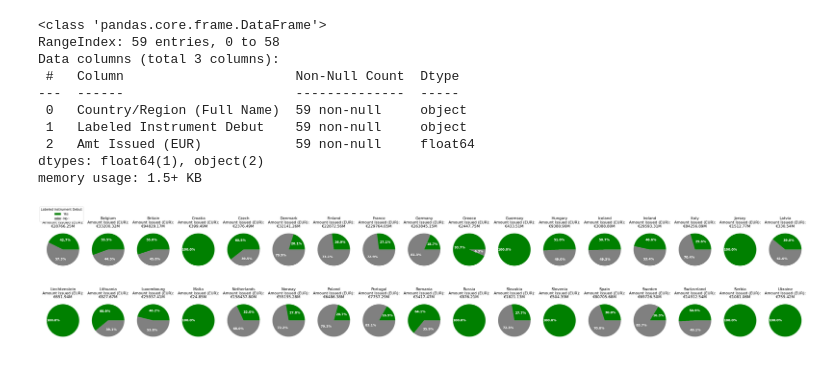
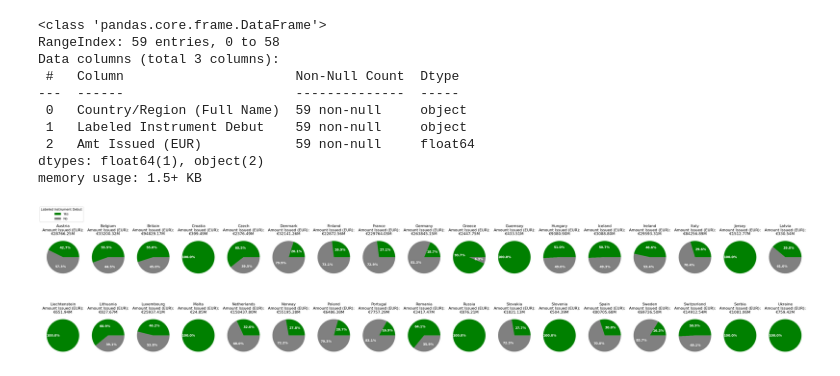
Before and after one commit to pavobravo11/Data501_Project, a Jupyter notebook: Bonds/bonds.ipynb, the cells around one changed output. Cells and saved outputs as stored; diff of their text form; code cells hidden in the pictures.

Commit message:
Edited the pie graphs

```diff
--- a/Bonds/bonds.ipynb
+++ b/Bonds/bonds.ipynb
@@ -80,29 +80,30 @@ Data columns (total 3 columns):
 dtypes: float64(1), object(2)
 memory usage: 1.5+ KB
 # %%
-plt.figure(figsize=(34, 7))
+plt.figure(figsize=(34, 8))
 countries = country_bonds_labelled['Country/Region (Full Name)'].unique()
 
 for i, country in enumerate(countries, start=1):
     country_data = country_bonds_labelled[country_bonds_labelled['Country/Region (Full Name)'] == country]
 
     # Sort 'Labeled Instrument Debut' to ensure consistent color mapping
     country_data = country_data.sort_values('Labeled Instrument Debut', ascending=False)
     total_amt_issued_millions = country_data['Amt Issued (EUR)'].sum()/10**6
+
     colors = ['green' if x == 'Y' else 'grey' for x in country_data['Labeled Instrument Debut']]
 
     plt.subplot(2, 17, i)
 
     plt.pie(country_data['Amt Issued (EUR)'], labels=country_data['Labeled Instrument Debut'], colors=colors, autopct='%1.1f%%', textprops={'color': 'white', 'weight': 'bold', 'fontsize': 10})
     plt.title(f'{country.title()}\nAmount Issued (EUR):\n€{total_amt_issued_millions:.2f}M')
 
 plt.tight_layout()
 
 # Adding a legend for the colors
 legend_elements = [Patch(facecolor='green', label='Yes'),
                    Patch(facecolor='grey', label='No')]
 plt.figlegend(handles=legend_elements, loc='upper left', title="Labeled Instrument Debut")
 
 plt.show()
 # %% [output]
-[figure, old version]
+[figure, new version]
```
